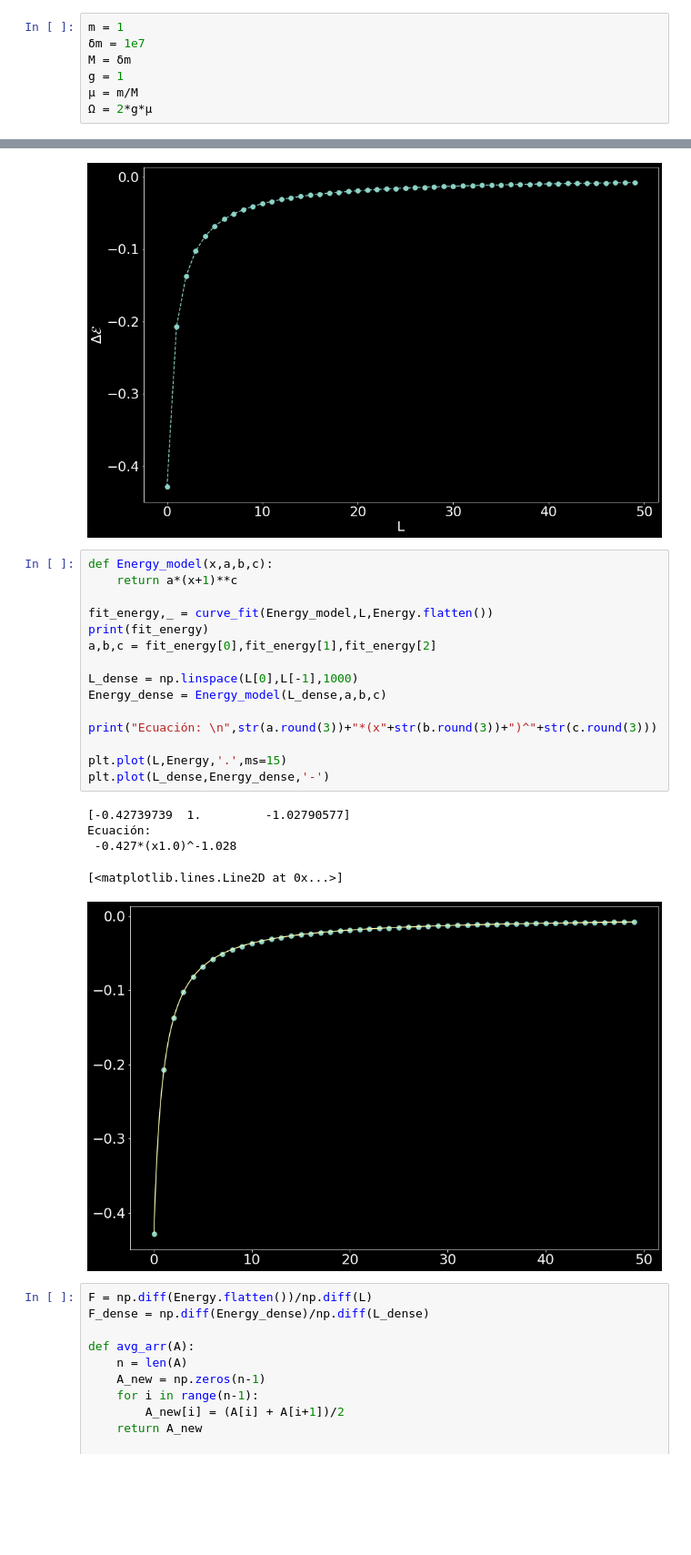
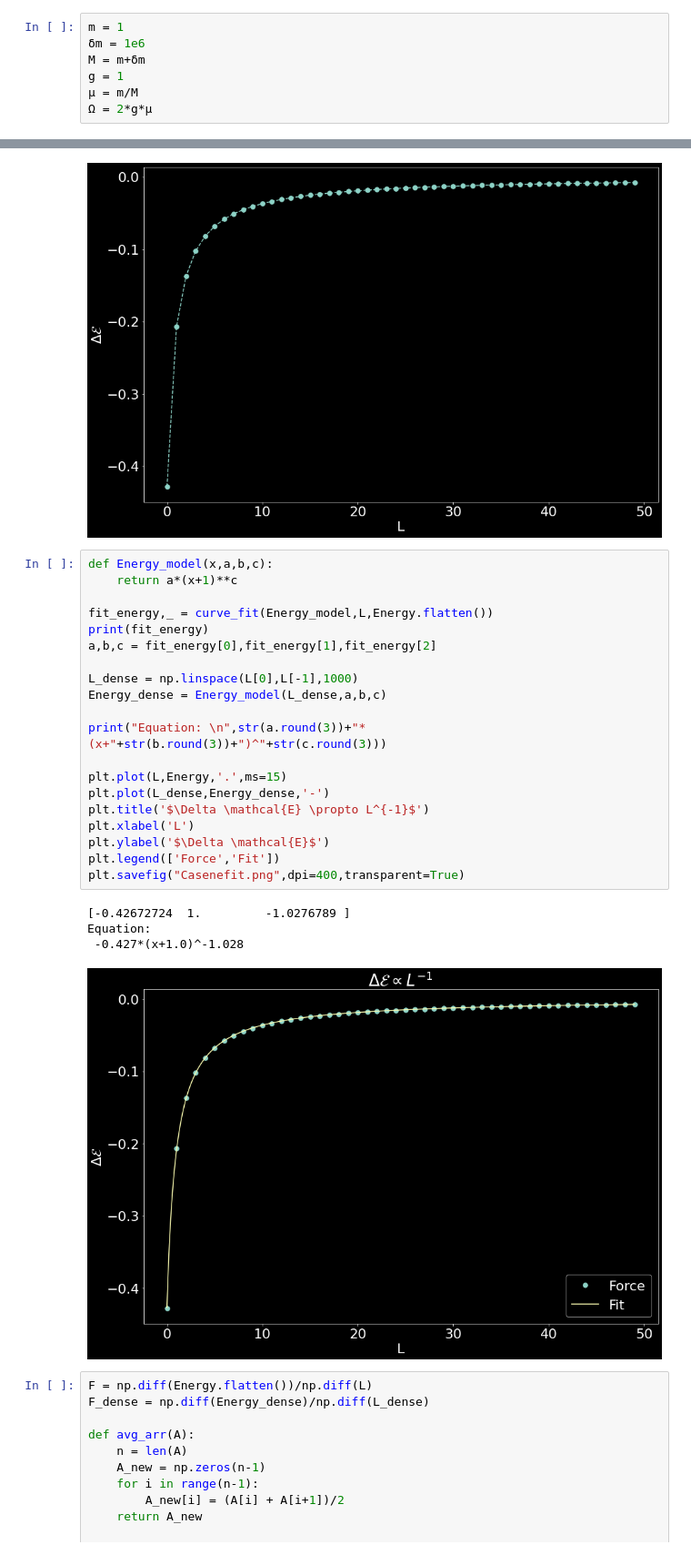
Before and after one commit to alejandrogm668/Harmonic-Chains, a Jupyter notebook: Casimir_energy.ipynb, the cells around one changed output, grey strips where cells are left out. Shown: that part at 91% size. Saved outputs shown, nothing was run; the diff lists cells and outputs as text; blank space fills up the shorter version.

```diff
--- a/Casimir_energy.ipynb
+++ b/Casimir_energy.ipynb
@@ -11,8 +11,8 @@ plt.rcParams["figure.figsize"] = (15,10)
 plt.rcParams.update({'font.size': 22})
 # %%
 m = 1
-δm = 1e7
-M = δm
+δm = 1e6
+M = m+δm
 g = 1
 μ = m/M
 Ω = 2*g*μ
@@ -84,24 +84,28 @@ plt.savefig("Caseng.png",dpi=400,transparent=True)
 # %%
 def Energy_model(x,a,b,c):
     return a*(x+1)**c
 
 fit_energy,_ = curve_fit(Energy_model,L,Energy.flatten())
 print(fit_energy)
 a,b,c = fit_energy[0],fit_energy[1],fit_energy[2]
 
 L_dense = np.linspace(L[0],L[-1],1000)
 Energy_dense = Energy_model(L_dense,a,b,c)
 
-print("Ecuación: \n",str(a.round(3))+"*(x"+str(b.round(3))+")^"+str(c.round(3)))
+print("Equation: \n",str(a.round(3))+"*(x+"+str(b.round(3))+")^"+str(c.round(3)))
 
 plt.plot(L,Energy,'.',ms=15)
 plt.plot(L_dense,Energy_dense,'-')
+plt.title('$\Delta \mathcal{E} \propto L^{-1}$')
+plt.xlabel('L')
+plt.ylabel('$\Delta \mathcal{E}$')
+plt.legend(['Force','Fit'])
+plt.savefig("Casenefit.png",dpi=400,transparent=True)
 # %% [output]
-[-0.42739739  1.         -1.02790577]
-Ecuación:
- -0.427*(x1.0)^-1.028
+[-0.42672724  1.         -1.0276789 ]
+Equation:
+ -0.427*(x+1.0)^-1.028
-[<matplotlib.lines.Line2D at 0x...>]
-[figure, old version]
+[figure, new version]
 # %%
 F = np.diff(Energy.flatten())/np.diff(L)
 F_dense = np.diff(Energy_dense)/np.diff(L_dense)
```
Also changed, not shown: parts of 1 cell of this notebook.
